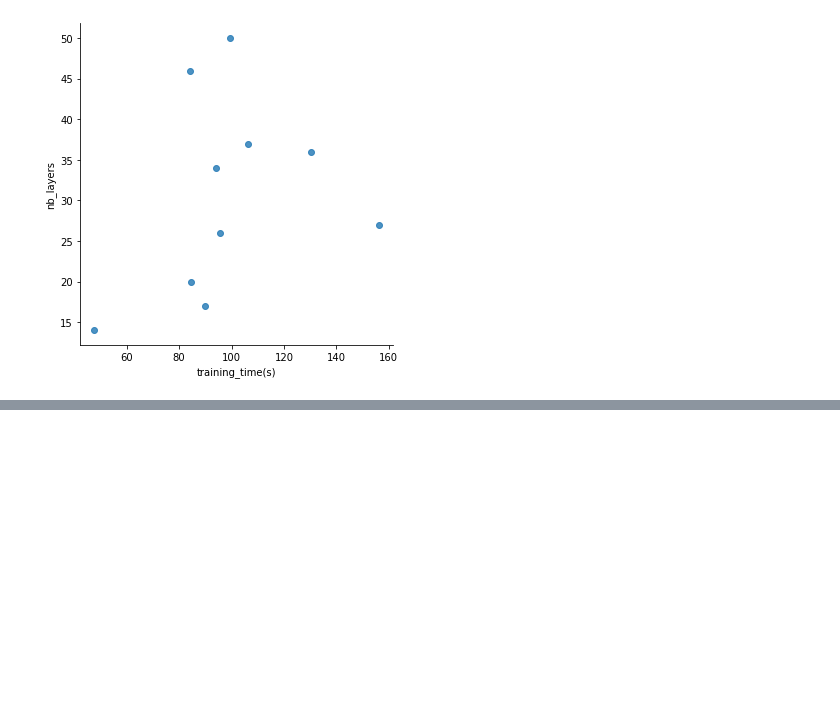
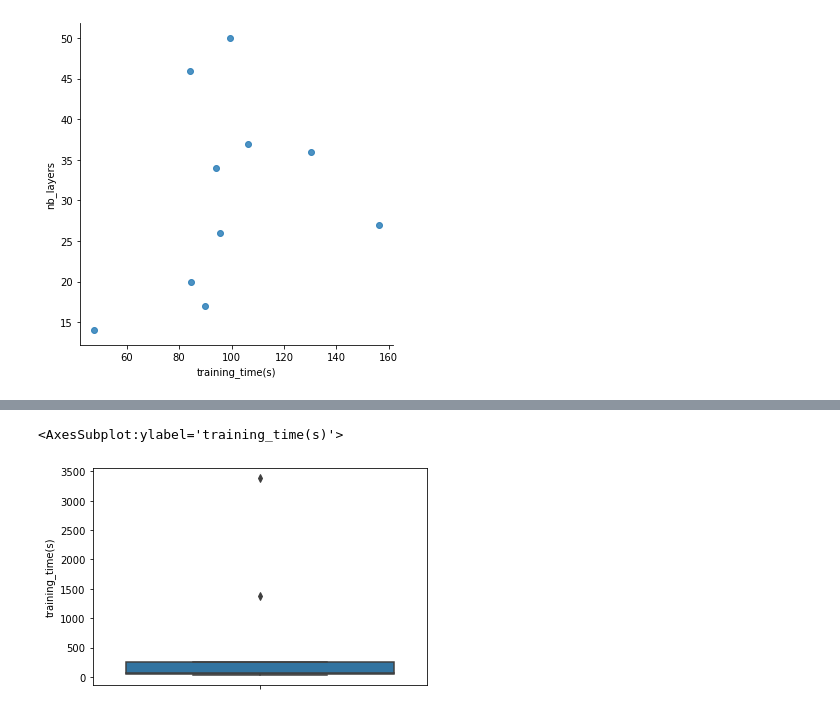
Before and after one commit to AntoineGr1/Memoire_code, a Jupyter notebook: Analyse_resnet_gen_result.ipynb, the cells around one changed output, grey strips where cells are left out. Saved outputs shown, nothing was run; the diff lists cells and outputs as text; code cells hidden in the pictures; blank space fills up the shorter version.

```diff
--- a/Analyse_resnet_gen_result.ipynb
+++ b/Analyse_resnet_gen_result.ipynb
@@ -147,0 +182,5 @@ sns.lmplot(
+# %%
+sns.boxplot(y='training_time(s)', data=test3)
+# %% [output]
+<AxesSubplot:ylabel='training_time(s)'>
+[figure, added]
```
Also changed, not shown: parts of 9 cells of this notebook, 33 other files.
